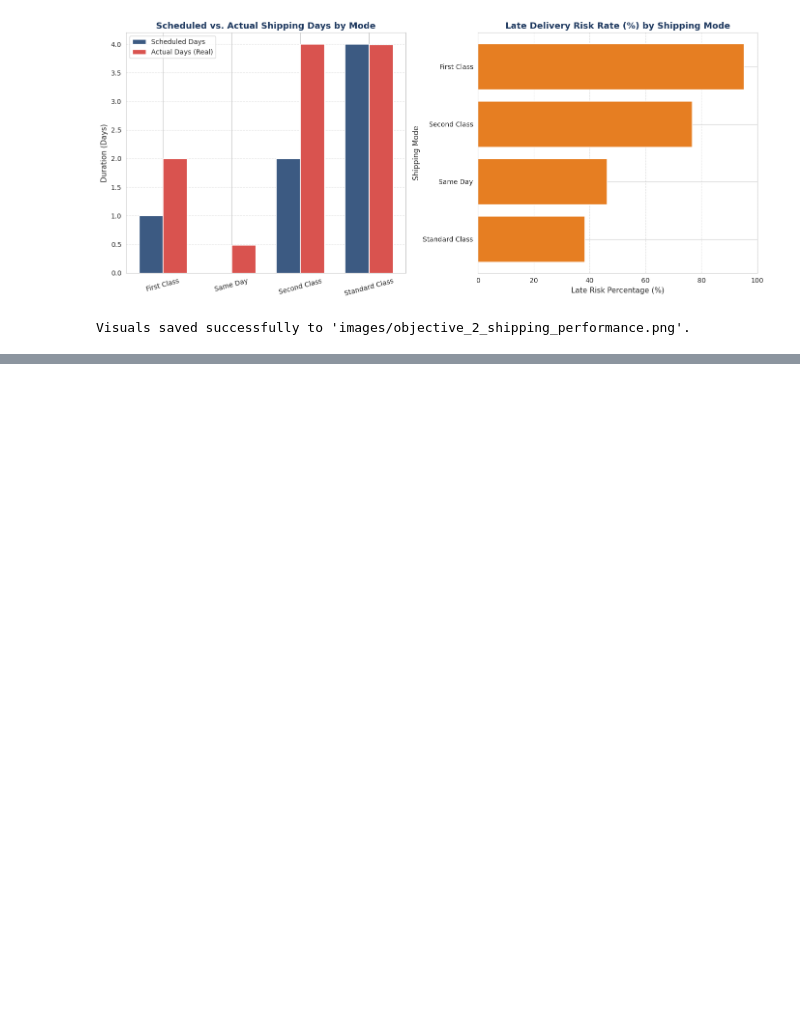
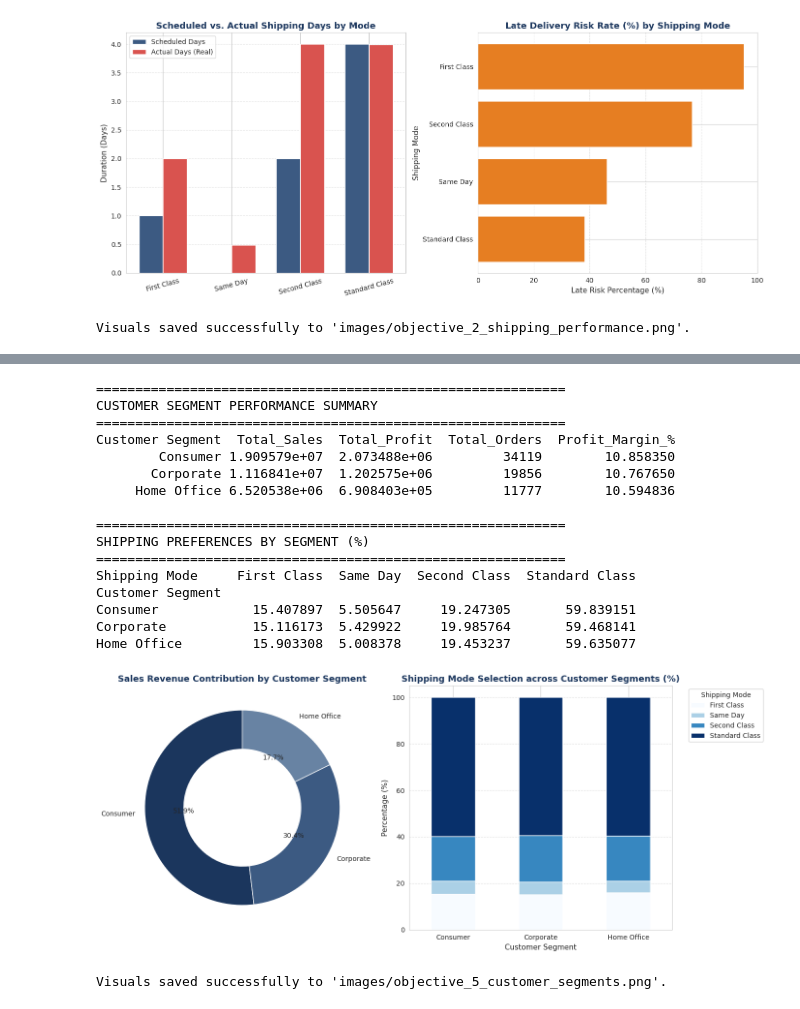
Before and after one commit to Ravna95/Capstone-Project, a Jupyter notebook: DataCo_Smart_Supply_Chain.ipynb, the cells around one changed output, grey strips where cells are left out. Cells and saved outputs as stored; diff of their text form; code cells hidden in the pictures; blank space fills up the shorter version.

```diff
--- a/DataCo_Smart_Supply_Chain.ipynb
+++ b/DataCo_Smart_Supply_Chain.ipynb
@@ -391,0 +567,78 @@ Visuals saved successfully to 'images/objective_2_shipping_performance.png'.
+# %%
+# ==========================================
+# OBJECTIVE 5: CUSTOMER SEGMENT PERFORMANCE & PURCHASING PATTERNS
+# ==========================================
+
+import matplotlib.pyplot as plt
+import seaborn as sns
+import pandas as pd
+import numpy as np
+
+# Ensure visualizations directory exists
+import os
+os.makedirs('images', exist_ok=True)
+
+# 1. Customer Segment Aggregation
+segment_perf = df.groupby('Customer Segment').agg(
+    Total_Sales=('Sales', 'sum'),
+    Total_Profit=('Order Profit Per Order', 'sum'),
+    Total_Orders=('Order Id', 'nunique')
+).reset_index()
+segment_perf['Profit_Margin_%'] = (segment_perf['Total_Profit'] / segment_perf['Total_Sales']) * 100
+
+print("="*60)
+print("CUSTOMER SEGMENT PERFORMANCE SUMMARY")
+print("="*60)
+print(segment_perf.to_string(index=False))
+
+# 2. Shipping Preferences Crosstab (%)
+shipping_pref = pd.crosstab(df['Customer Segment'], df['Shipping Mode'], normalize='index') * 100
+print("\n" + "="*60)
+print("SHIPPING PREFERENCES BY SEGMENT (%)")
+print("="*60)
+print(shipping_pref)
+
+# ==========================================
+# GENERATE RECOMMENDED VISUALIZATIONS
+# ==========================================
+fig, axes = plt.subplots(1, 2, figsize=(14, 6))
+
+# Visual A: Donut Chart - Sales Revenue Contribution by Customer Segment
+colors = ['#1B365D', '#3C5A82', '#6883A3']
+axes[0].pie(segment_perf['Total_Sales'], labels=segment_perf['Customer Segment'], autopct='%1.1f%%',
+            colors=colors, startangle=90, wedgeprops=dict(width=0.4, edgecolor='w'))
+axes[0].set_title('Sales Revenue Contribution by Customer Segment', fontsize=13, fontweight='bold', color='#1B365D')
+
+# Visual B: Stacked Bar Chart - Shipping Mode Preferences across Segments
+shipping_pref.plot(kind='bar', stacked=True, ax=axes[1], colormap='Blues')
+axes[1].set_title('Shipping Mode Selection across Customer Segments (%)', fontsize=13, fontweight='bold', color='#1B365D')
+axes[1].set_xlabel('Customer Segment', fontsize=11)
+axes[1].set_ylabel('Percentage (%)', fontsize=11)
+axes[1].legend(title='Shipping Mode', bbox_to_anchor=(1.05, 1), loc='upper left')
+axes[1].tick_params(axis='x', rotation=0)
+axes[1].grid(axis='y', linestyle='--', alpha=0.6)
+
+plt.tight_layout()
+plt.savefig('images/objective_5_customer_segments.png', dpi=300)
+plt.show()
+
+print("\nVisuals saved successfully to 'images/objective_5_customer_segments.png'.")
+# %% [output]
+============================================================
+CUSTOMER SEGMENT PERFORMANCE SUMMARY
+============================================================
+Customer Segment  Total_Sales  Total_Profit  Total_Orders  Profit_Margin_%
+        Consumer 1.909579e+07  2.073488e+06         34119        10.858350
+       Corporate 1.116841e+07  1.202575e+06         19856        10.767650
+     Home Office 6.520538e+06  6.908403e+05         11777        10.594836
+
+============================================================
+SHIPPING PREFERENCES BY SEGMENT (%)
+============================================================
+Shipping Mode     First Class  Same Day  Second Class  Standard Class
+Customer Segment
+Consumer            15.407897  5.505647     19.247305       59.839151
+Corporate           15.116173  5.429922     19.985764       59.468141
+Home Office         15.903308  5.008378     19.453237       59.635077
+[figure, added]
+Visuals saved successfully to 'images/objective_5_customer_segments.png'.
```
Also changed, not shown: parts of 2 cells of this notebook.
